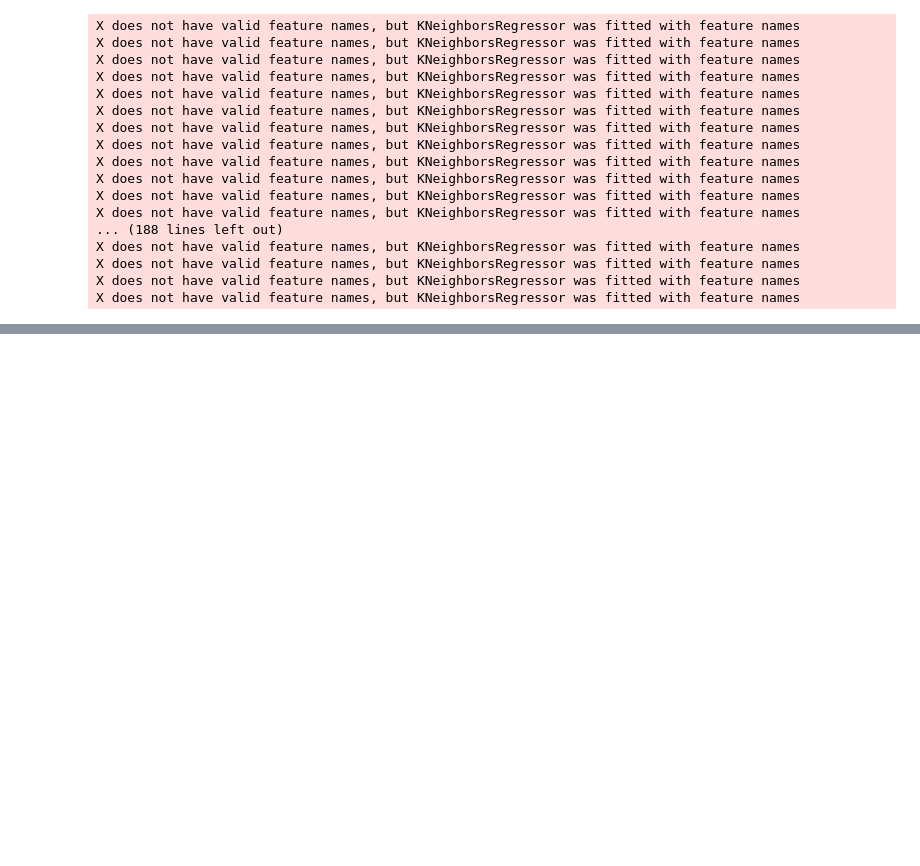
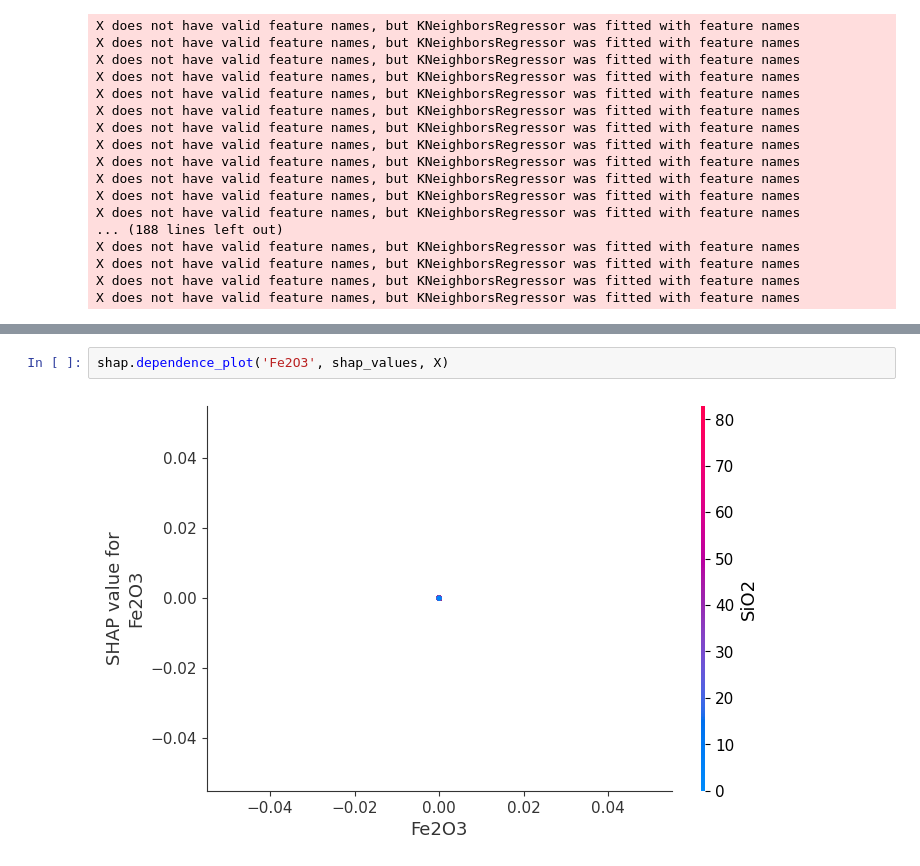
Before and after one commit to sahuboi/hardness-prediction-using-extra-parameters, a Jupyter notebook: AI_project.ipynb, the cells around one changed output, grey strips where cells are left out. Cells and saved outputs as stored; diff of their text form; blank space fills up the shorter version.

```diff
--- a/AI_project.ipynb
+++ b/AI_project.ipynb
@@ -459,0 +463,4 @@ No data for colormapping provided via 'c'. Parameters 'vmin', 'vmax' will be ign
+# %%
+shap.dependence_plot('Fe2O3', shap_values, X)
+# %% [output]
+[figure, added]
```
Also changed, not shown: parts of 19 cells of this notebook.
